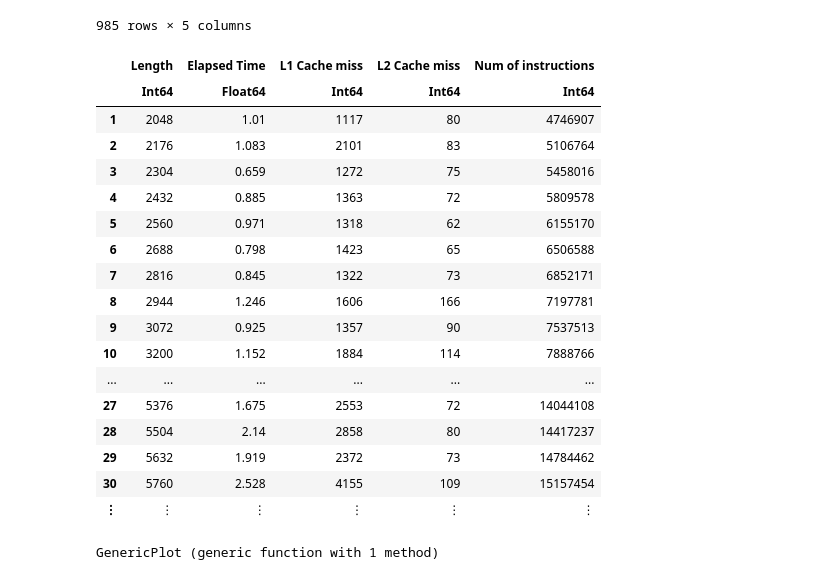
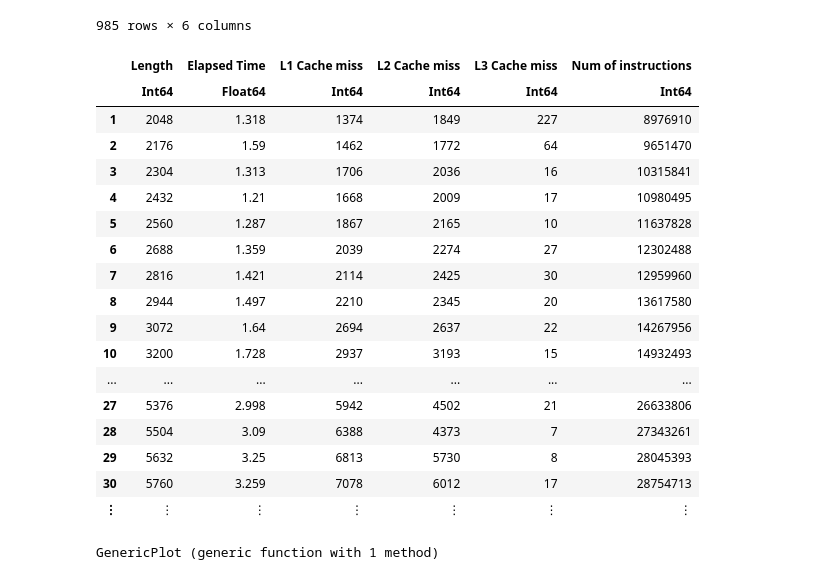
Before and after one commit to Softawii/ADDAOU-PAPI, a Jupyter notebook: notebook.ipynb, the cells around one changed output. Drawn from its saved outputs; the diff is of its cells as text; code cells hidden in the pictures.

```diff
--- a/notebook.ipynb
+++ b/notebook.ipynb
@@ -34,29 +34,30 @@ using DataFrames
 using Plots
 using StatsPlots
 # %%
-df = Array{DataFrame}(undef,2)
+df = Array{DataFrame}(undef,3)
 df[1] = DataFrames.DataFrame(CSV.File("./src/data/mergesort/Intel(R) Core(TM) i5-7400 CPU @ 3.00GHz.csv"))
 df[2] = DataFrames.DataFrame(CSV.File("./src/data/mergesort/AMD FX(tm)-8350 Eight-Core Processor.csv"))
+df[3] = DataFrames.DataFrame(CSV.File("./src/data/mergesort/Intel(R) Core(TM) i5-8265U CPU @ 1.60GHz.csv"))
 # %% [output]
-985 rows × 5 columns
+985 rows × 6 columns
-|  | Length | Elapsed Time | L1 Cache miss | L2 Cache miss | Num of instructions |
-|  | Int64 | Float64 | Int64 | Int64 | Int64 |
-| 1 | 2048 | 1.01 | 1117 | 80 | 4746907 |
-| 2 | 2176 | 1.083 | 2101 | 83 | 5106764 |
-| 3 | 2304 | 0.659 | 1272 | 75 | 5458016 |
-| 4 | 2432 | 0.885 | 1363 | 72 | 5809578 |
-| 5 | 2560 | 0.971 | 1318 | 62 | 6155170 |
-| 6 | 2688 | 0.798 | 1423 | 65 | 6506588 |
-| 7 | 2816 | 0.845 | 1322 | 73 | 6852171 |
-| 8 | 2944 | 1.246 | 1606 | 166 | 7197781 |
-| 9 | 3072 | 0.925 | 1357 | 90 | 7537513 |
-| 10 | 3200 | 1.152 | 1884 | 114 | 7888766 |
-| ... | ... | ... | ... | ... | ... |
-| 27 | 5376 | 1.675 | 2553 | 72 | 14044108 |
-| 28 | 5504 | 2.14 | 2858 | 80 | 14417237 |
-| 29 | 5632 | 1.919 | 2372 | 73 | 14784462 |
-| 30 | 5760 | 2.528 | 4155 | 109 | 15157454 |
-| ⋮ | ⋮ | ⋮ | ⋮ | ⋮ | ⋮ |
+|  | Length | Elapsed Time | L1 Cache miss | L2 Cache miss | L3 Cache miss | Num of instructions |
+|  | Int64 | Float64 | Int64 | Int64 | Int64 | Int64 |
+| 1 | 2048 | 1.318 | 1374 | 1849 | 227 | 8976910 |
+| 2 | 2176 | 1.59 | 1462 | 1772 | 64 | 9651470 |
+| 3 | 2304 | 1.313 | 1706 | 2036 | 16 | 10315841 |
+| 4 | 2432 | 1.21 | 1668 | 2009 | 17 | 10980495 |
+| 5 | 2560 | 1.287 | 1867 | 2165 | 10 | 11637828 |
+| 6 | 2688 | 1.359 | 2039 | 2274 | 27 | 12302488 |
+| 7 | 2816 | 1.421 | 2114 | 2425 | 30 | 12959960 |
+| 8 | 2944 | 1.497 | 2210 | 2345 | 20 | 13617580 |
+| 9 | 3072 | 1.64 | 2694 | 2637 | 22 | 14267956 |
+| 10 | 3200 | 1.728 | 2937 | 3193 | 15 | 14932493 |
+| ... | ... | ... | ... | ... | ... | ... |
+| 27 | 5376 | 2.998 | 5942 | 4502 | 21 | 26633806 |
+| 28 | 5504 | 3.09 | 6388 | 4373 | 7 | 27343261 |
+| 29 | 5632 | 3.25 | 6813 | 5730 | 8 | 28045393 |
+| 30 | 5760 | 3.259 | 7078 | 6012 | 17 | 28754713 |
+| ⋮ | ⋮ | ⋮ | ⋮ | ⋮ | ⋮ | ⋮ |
 # %%
 function GenericPlot(dfs::Array{DataFrame}, xlabel::String, ylabel::String, label::Array{String})
     p = plot(dfs[1][!, xlabel], dfs[1][!, ylabel], xlabel=xlabel, ylabel=ylabel, label = label[1])
```
Also changed, not shown: parts of 4 cells of this notebook.
